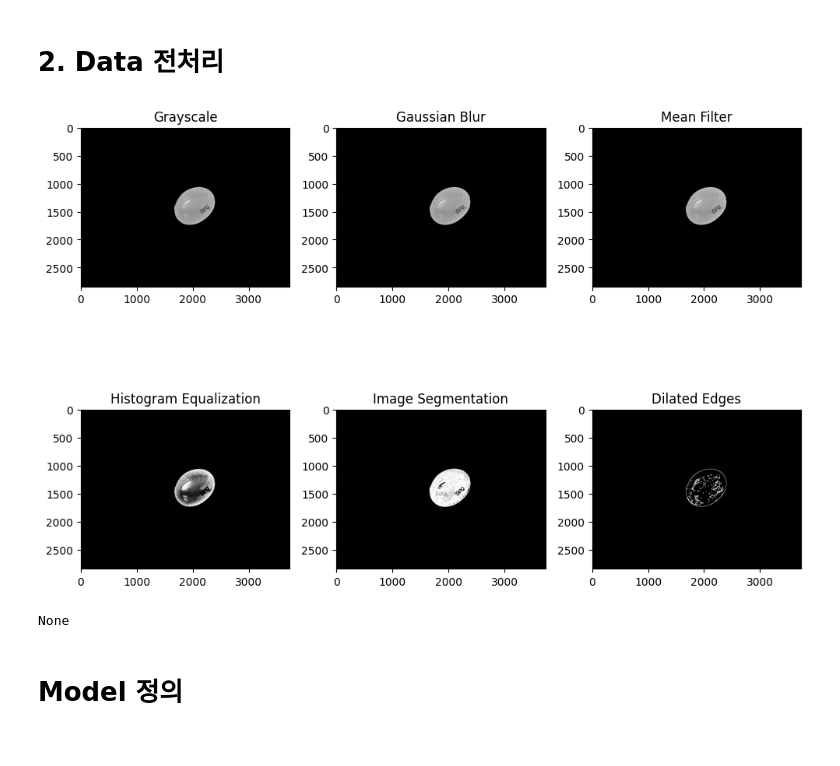
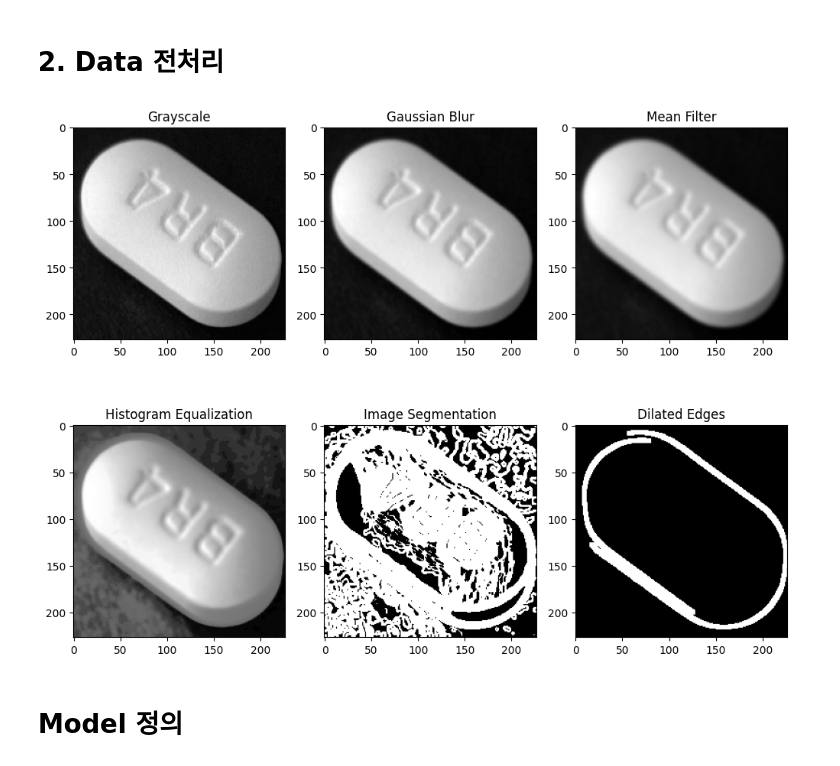
Before and after one commit to KimGiheung/-GDSC-Dong-A-Univ-23-24-Solution-Challenge-Pills-Good, a Jupyter notebook: AI/code/AI_v3.ipynb, the cells around one changed output. Saved outputs shown, nothing was run; the diff lists cells and outputs as text; code cells hidden in the pictures.

```diff
--- a/AI/code/AI_v3.ipynb
+++ b/AI/code/AI_v3.ipynb
@@ -48,20 +53,2 @@ from sklearn.metrics import classification_report
 # %% [markdown]
 # 데이터 준비
-# %%
-# 경계 상자 좌표를 라벨링 데이터에서 추출합니다.
-bbox = labeling_data['annotations'][0]['bbox']
-x, y, w, h = bbox
-
-# 알약 이미지를 로드합니다.
-pill_image_path = '/mnt/data/' + labeling_data['images'][0]['file_name']
-pill_image = cv2.imread(pill_image_path, cv2.IMREAD_COLOR)
-
-# 알약 이미지에서 알약 부분을 잘라냅니다.
-pill_cropped = pill_image[y:y+h, x:x+w]
-
-# 잘라낸 이미지의 크기를 확인하고, 필요한 경우 크기를 조정합니다.
-pill_resized = cv2.resize(pill_cropped, (227, 227))
-
-# 잘라낸 알약 이미지를 시각화합니다.
-plt.imshow(cv2.cvtColor(pill_resized, cv2.COLOR_BGR2RGB))
-plt.show()
@@ -72,12 +152,8 @@ import cv2
 import numpy as np
 from matplotlib import pyplot as plt
 
-# 이미지 로드: 이 경로는 실제 이미지 파일 경로로 대체해야 합니다.
-image_path = '/content/drive/MyDrive/Pill\'s_Good/Data/test/29002/IMG_20201202_163857.png'
-image = cv2.imread(image_path, cv2.IMREAD_COLOR)  # 컬러 이미지로 로드
-
 # 그레이스케일로 변환
-gray_image = cv2.cvtColor(image, cv2.COLOR_BGR2GRAY)
+gray_image = cv2.cvtColor(pill_resized, cv2.COLOR_BGR2GRAY)
 
 # 노이즈 제거: 가우시안 블러
 blurred_image = cv2.GaussianBlur(gray_image, (5, 5), 0)
@@ -91,39 +167,34 @@ equalized_image = cv2.equalizeHist(smoothed_image)
 
 # 에지 검출: 소벨 필터
 sobelx = cv2.Sobel(equalized_image, cv2.CV_64F, 1, 0, ksize=5)
 sobely = cv2.Sobel(equalized_image, cv2.CV_64F, 0, 1, ksize=5)
 sobel_edges = cv2.magnitude(sobelx, sobely)
 
 # Sobel 에지 결과를 8비트 이미지로 변환합니다.
 sobel_edges_8u = cv2.convertScaleAbs(sobel_edges)
 
 # 이미지 세분화: 이진화를 위해 8비트 이미지 사용
 _, binary_image = cv2.threshold(sobel_edges_8u, 0, 255, cv2.THRESH_BINARY + cv2.THRESH_OTSU)
 
 # 에지 검출: 캐니 에지
 canny_edges = cv2.Canny(equalized_image, 100, 200)
 
 # 에지 확장: 이미지 확대 (Dilation)
 dilation_kernel = np.ones((5, 5), np.uint8)
 dilated_image = cv2.dilate(canny_edges, dilation_kernel, iterations=1)
 
 # 결과 시각화
 plt.figure(figsize=(10, 8))
 plt.subplot(231), plt.imshow(gray_image, cmap='gray'), plt.title('Grayscale')
 plt.subplot(232), plt.imshow(blurred_image, cmap='gray'), plt.title('Gaussian Blur')
 plt.subplot(233), plt.imshow(smoothed_image, cmap='gray'), plt.title('Mean Filter')
 plt.subplot(234), plt.imshow(equalized_image, cmap='gray'), plt.title('Histogram Equalization')
 plt.subplot(235), plt.imshow(binary_image, cmap='gray'), plt.title('Image Segmentation')
 plt.subplot(236), plt.imshow(dilated_image, cmap='gray'), plt.title('Dilated Edges')
 plt.tight_layout()
 plt.show()
 # %% [output]
-[figure, old version]
+[figure, new version]
-# %%
-image = cv2.imread(image_path, cv2.IMREAD_COLOR)
-print(image)  # 이미지 객체를 출력하여 None인지 확인합니다.
-# %% [output]
-None
 # %%
 # 이미지를 모델 입력 크기로 리사이즈합니다.
 resized_images = [cv2.resize(img, (227, 227)) for img in [binary_image, dilated_image]]
```
Also changed, not shown: parts of 6 cells of this notebook.
